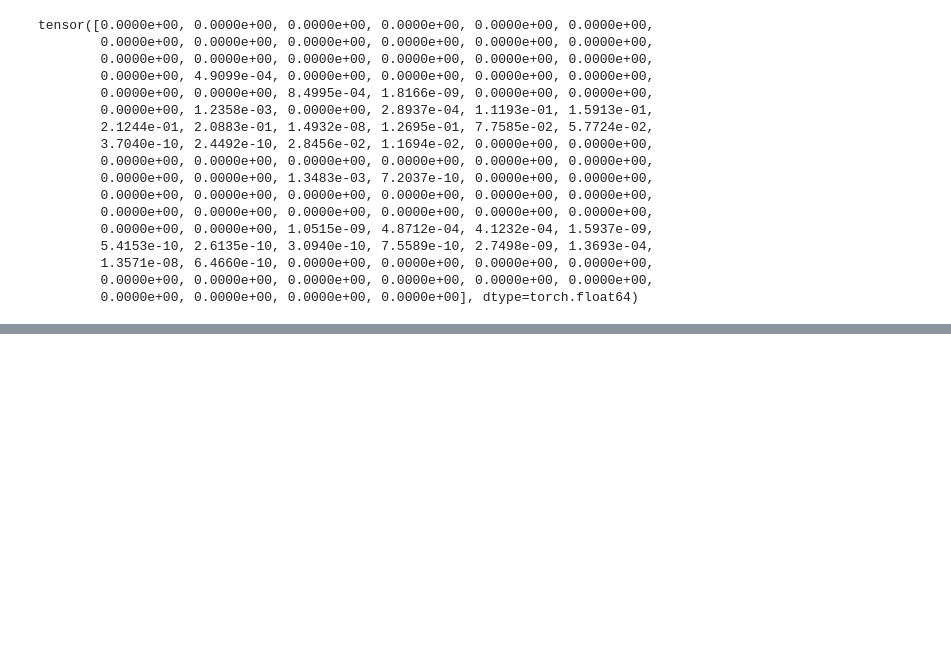
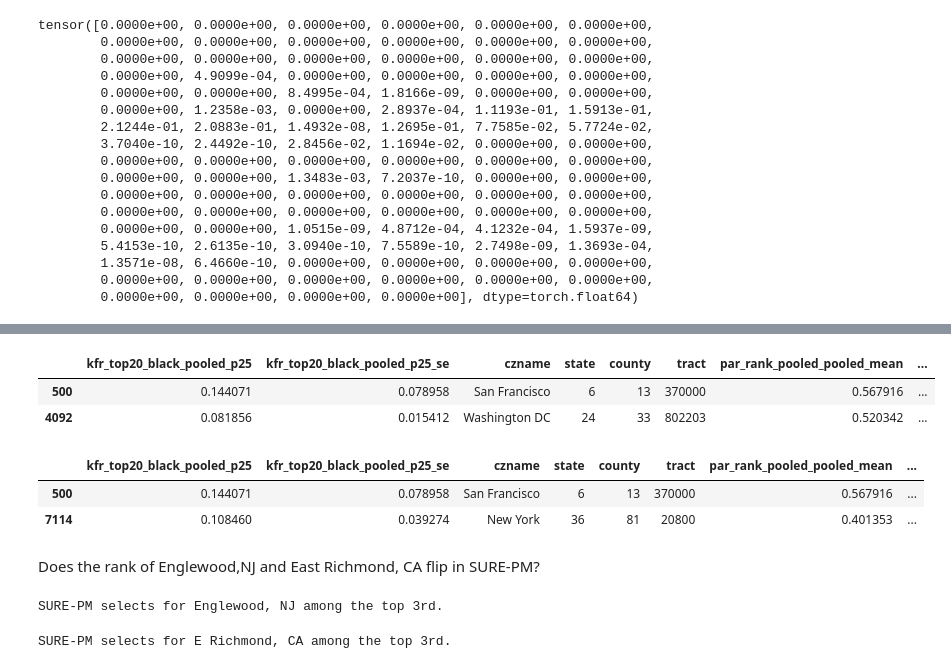
Before and after one commit to sulagna-ghosh/score-matching-empirical-bayes, a Jupyter notebook: atlas_prior_and_shrinkage.ipynb, the cells around one changed output, grey strips where cells are left out. Cells and saved outputs as stored; diff of their text form; code cells hidden in the pictures; blank space fills up the shorter version.

Commit message:
atlas updates

```diff
--- a/atlas_prior_and_shrinkage.ipynb
+++ b/atlas_prior_and_shrinkage.ipynb
@@ -302,0 +1047,18 @@ tensor([0.0000e+00, 0.0000e+00, 0.0000e+00, 0.0000e+00, 0.0000e+00, 0.0000e+00,
+# %%
+shrinkage_rule = pd.read_csv("results/atlas/shrinkage_rule.csv")
+# This csv does not have independent gauss estimates
+
+posterior_means_pm = shrinkage_rule['SURE-PM']
+posterior_means_ls = shrinkage_rule['SURE-LS']
+# %%
+selected_pm = posterior_means_pm > np.quantile(posterior_means_pm, 0.67)
+idx_pm = [
+    (((selected_pm) & (~selected_ig) & (xs < -1.1)) * (estimates)).argmax(),
+    (((~selected_pm) & (selected_ig) & (xs < -1.1)) * (estimates)).argmax(),
+] # find the largest Y_i for which the selection decisions (into the top 3rd) disagree
+
+print(f"Selected tract indices for when Independent-Gauss and SURE-PM disagree: {idx_pm} ")
+print("Selected tracts:")
+print(df.loc[idx_pm, ["czname", "tract"]])
+print()
+# 500, 4092
@@ -302,0 +1315,24 @@ tensor([0.0000e+00, 0.0000e+00, 0.0000e+00, 0.0000e+00, 0.0000e+00, 0.0000e+00,
+# %%
+df.loc[idx_pm]
+# %% [output]
+|  | kfr_top20_black_pooled_p25 | kfr_top20_black_pooled_p25_se | czname | state | county | tract | par_rank_pooled_pooled_mean | ... |
+| 500 | 0.144071 | 0.078958 | San Francisco | 6 | 13 | 370000 | 0.567916 | ... |
+| 4092 | 0.081856 | 0.015412 | Washington DC | 24 | 33 | 802203 | 0.520342 | ... |
+# %%
+df.loc[idx_ls]
+# %% [output]
+|  | kfr_top20_black_pooled_p25 | kfr_top20_black_pooled_p25_se | czname | state | county | tract | par_rank_pooled_pooled_mean | ... |
+| 500 | 0.144071 | 0.078958 | San Francisco | 6 | 13 | 370000 | 0.567916 | ... |
+| 7114 | 0.108460 | 0.039274 | New York | 36 | 81 | 20800 | 0.401353 | ... |
+# %% [markdown]
+Does the rank of Englewood,NJ and East Richmond, CA flip in SURE-PM?
+# %%
+((df.loc[selected_pm].tract == 15200) & (df.loc[selected_pm].county == 3)).sum()
+print("SURE-PM selects for Englewood, NJ among the top 3rd.")
+# %% [output]
+SURE-PM selects for Englewood, NJ among the top 3rd.
+# %%
+((df.loc[selected_pm].tract == 370000) & (df.loc[selected_pm].county == 13)).sum()
+print("SURE-PM selects for E Richmond, CA among the top 3rd.")
+# %% [output]
+SURE-PM selects for E Richmond, CA among the top 3rd.
```
Also changed, not shown: parts of 27 cells of this notebook, 5 other files.
